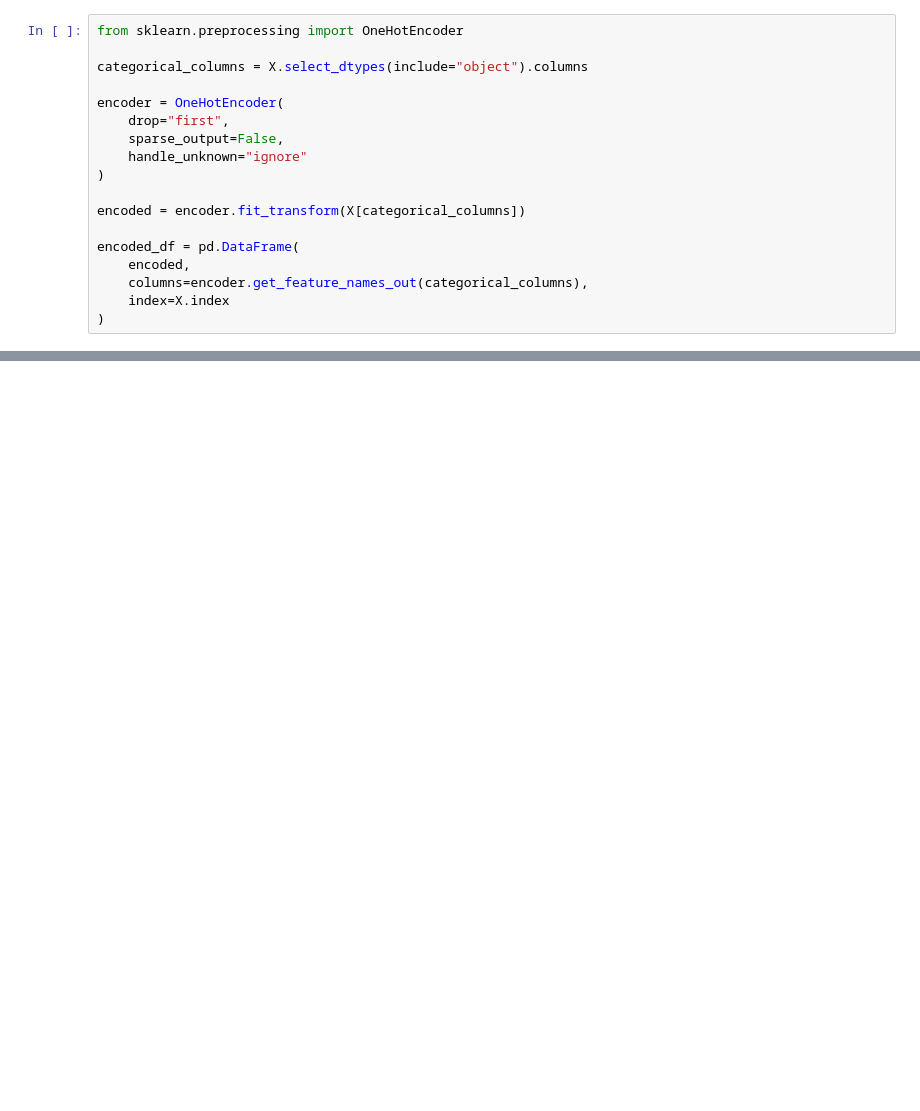
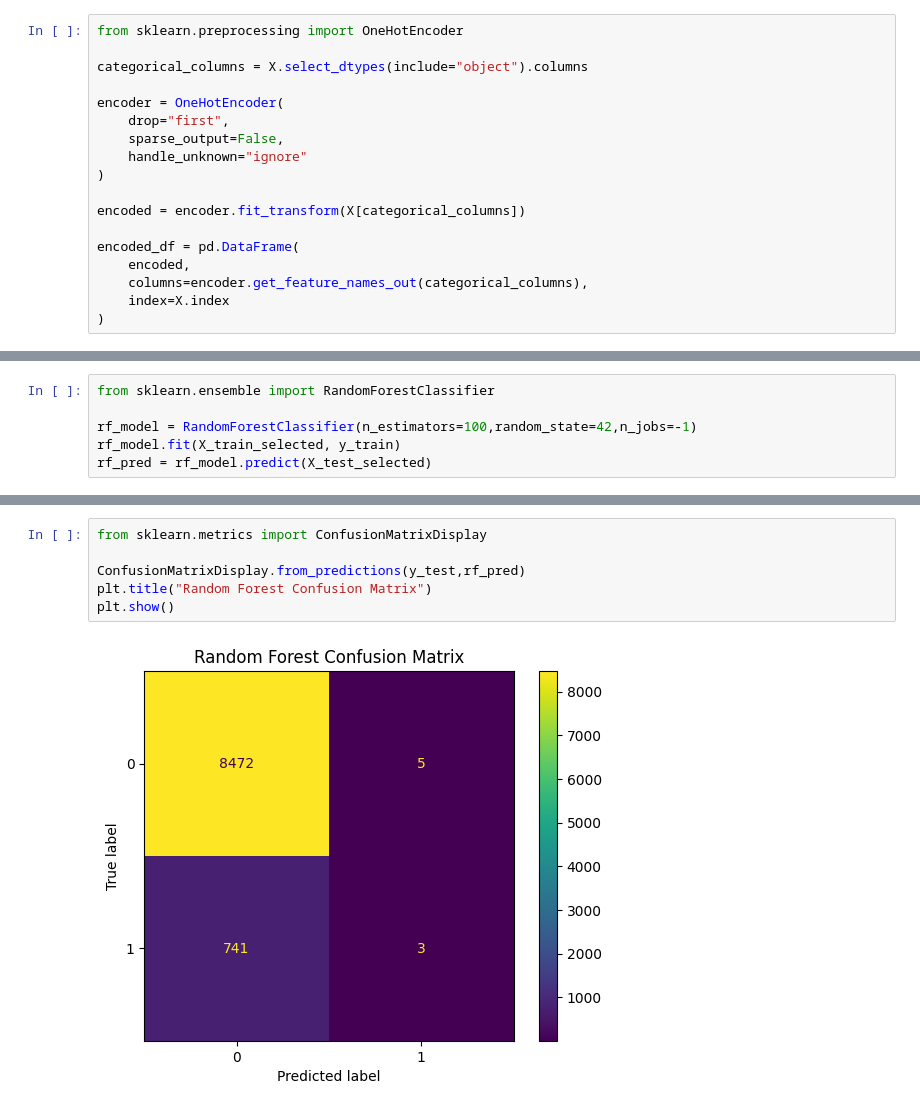
Before and after one commit to divyanshusengar33/MLCoE-Tasks3, a Jupyter notebook: MLCoE_task3.ipynb, the cells around one changed output, grey strips where cells are left out. Saved outputs shown, nothing was run; the diff lists cells and outputs as text; blank space fills up the shorter version.

```diff
--- a/MLCoE_task3.ipynb
+++ b/MLCoE_task3.ipynb
@@ -593,0 +660,6 @@ plt.show()
+# %%
+from sklearn.ensemble import RandomForestClassifier
+
+rf_model = RandomForestClassifier(n_estimators=100,random_state=42,n_jobs=-1)
+rf_model.fit(X_train_selected, y_train)
+rf_pred = rf_model.predict(X_test_selected)
@@ -593,0 +717,8 @@ plt.show()
+# %%
+from sklearn.metrics import ConfusionMatrixDisplay
+
+ConfusionMatrixDisplay.from_predictions(y_test,rf_pred)
+plt.title("Random Forest Confusion Matrix")
+plt.show()
+# %% [output]
+[figure, added]
```
Also changed, not shown: parts of 84 cells of this notebook, 3 other files.
